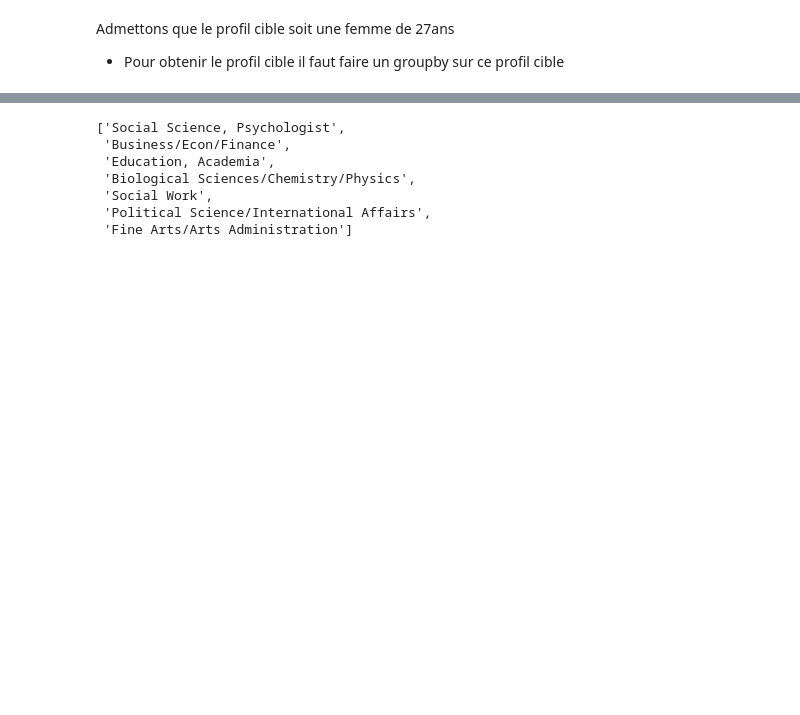
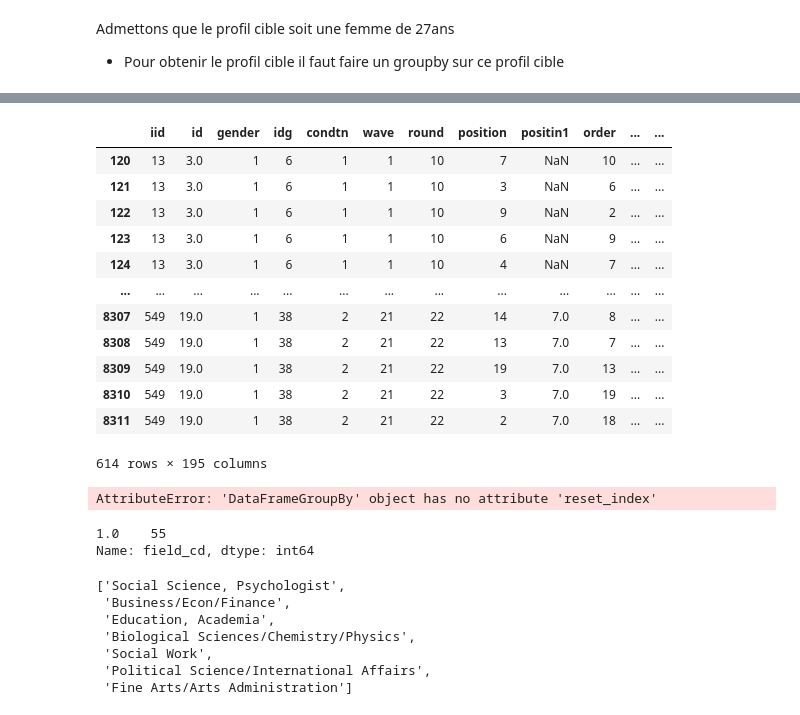
Before and after one commit to speed-dating-dashboard-IGR204/speed-dating-dashboard, a Jupyter notebook: Template1_Projet.ipynb, the cells around one changed output, grey strips where cells are left out. Saved outputs shown, nothing was run; the diff lists cells and outputs as text; code cells hidden in the pictures; blank space fills up the shorter version.

```diff
--- a/Template1_Projet.ipynb
+++ b/Template1_Projet.ipynb
@@ -150,3 +246,29 @@ dfTraget
+# %%
+df_Speedating[df_Speedating['iid'].isin(list((dfTraget['pid'].unique())))]#['field_cd'].value_counts()  #[['iid','pid']]
+# %% [output]
+|  | iid | id | gender | idg | condtn | wave | round | position | positin1 | order | ... | ... |
+| 120 | 13 | 3.0 | 1 | 6 | 1 | 1 | 10 | 7 | NaN | 10 | ... | ... |
+| 121 | 13 | 3.0 | 1 | 6 | 1 | 1 | 10 | 3 | NaN | 6 | ... | ... |
+| 122 | 13 | 3.0 | 1 | 6 | 1 | 1 | 10 | 9 | NaN | 2 | ... | ... |
+| 123 | 13 | 3.0 | 1 | 6 | 1 | 1 | 10 | 6 | NaN | 9 | ... | ... |
+| 124 | 13 | 3.0 | 1 | 6 | 1 | 1 | 10 | 4 | NaN | 7 | ... | ... |
+| ... | ... | ... | ... | ... | ... | ... | ... | ... | ... | ... | ... | ... |
+| 8307 | 549 | 19.0 | 1 | 38 | 2 | 21 | 22 | 14 | 7.0 | 8 | ... | ... |
+| 8308 | 549 | 19.0 | 1 | 38 | 2 | 21 | 22 | 13 | 7.0 | 7 | ... | ... |
+| 8309 | 549 | 19.0 | 1 | 38 | 2 | 21 | 22 | 19 | 7.0 | 13 | ... | ... |
+| 8310 | 549 | 19.0 | 1 | 38 | 2 | 21 | 22 | 3 | 7.0 | 19 | ... | ... |
+| 8311 | 549 | 19.0 | 1 | 38 | 2 | 21 | 22 | 2 | 7.0 | 18 | ... | ... |
+614 rows × 195 columns
+# %%
+for index, row in dftest.iterrows():
+    df2 = pd.DataFrame(dftest.groupby(['iid','field_cd']).reset_index().ix[0])
+# %% [output]
+AttributeError: 'DataFrameGroupBy' object has no attribute 'reset_index'
+# %%
+dfTraget['field_cd'].value_counts()
+# %% [output]
+1.0    55
+Name: field_cd, dtype: int64
 # %%
 targetLabelStudy=[study[i] for i in dfTraget.groupby('field_cd').size().index]
 targetLabelStudy
```
Also changed, not shown: parts of 10 cells of this notebook, 4 other files.
